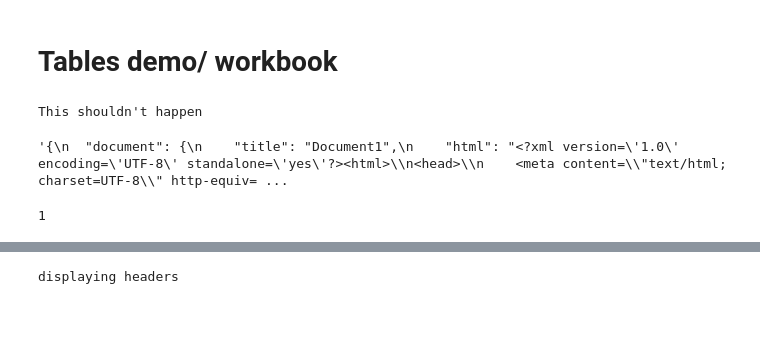
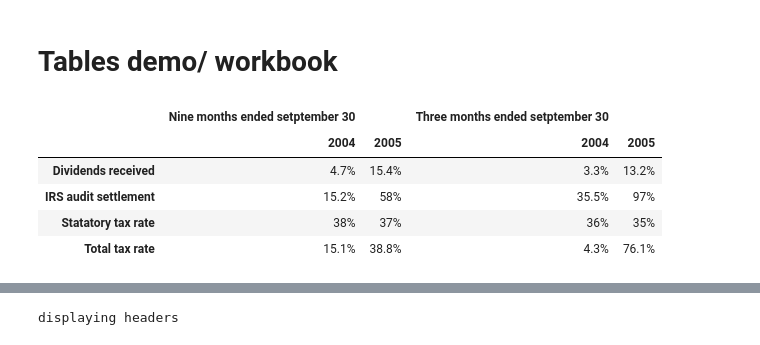
Before and after one commit to CODAIT/text-extensions-for-pandas, a Jupyter notebook: notebooks/Tables.ipynb, the cells around one changed output, grey strips where cells are left out. Drawn from its saved outputs; the diff is of its cells as text; code cells hidden in the pictures; blank space fills up the shorter version.

```diff
--- a/notebooks/Tables.ipynb
+++ b/notebooks/Tables.ipynb
@@ -48,6 +52,7 @@ re_query_watson = False
 #responses_dict = {}
 if re_query_watson:
     print("This shouldn't happen")
+    compare_comply = init_watson_table_api()
     for file_n in file_names:
         with open(f"{base_example_path}{file_n}.pdf", 'rb') as base_file:
             try:
@@ -61,9 +66,3 @@ if re_query_watson:
 else:
     with open(f"{base_example_path}{archive_name}.pkl", 'rb') as archive_file:
         responses_dict = pickle.load(archive_file)
-# %% [output]
-This shouldn't happen
-# %%
-json.dumps(responses_dict["double_header_table"], indent = 2)
-# %% [output]
-'{\n  "document": {\n    "title": "Document1",\n    "html": "<?xml version=\'1.0\' encoding=\'UTF-8\' standalone=\'yes\'?><html>\\n<head>\\n    <meta content=\\"text/html; charset=UTF-8\\" http-equiv= ...
@@ -72,7 +69,14 @@ import text_extensions_for_pandas as tp
 # %%
 #select a response and process it, printing the outputs
 response = responses_dict["double_header_table"]
 
+#most basic work flow for processing tables
 dfs_dict = tp.watson_tables_parse_response(response)
+tp.make_table(dfs_dict)
 # %% [output]
-1
+|  | Nine months ended setptember 30 |  | Three months ended setptember 30 |  |
+|  | 2004 | 2005 | 2004 | 2005 |
+| Dividends received | 4.7% | 15.4% | 3.3% | 13.2% |
+| IRS audit settlement | 15.2% | 58% | 35.5% | 97% |
+| Statatory tax rate | 38% | 37% | 36% | 35% |
+| Total tax rate | 15.1% | 38.8% | 4.3% | 76.1% |
```
Also changed, not shown: parts of 14 cells of this notebook, 1 other file.
